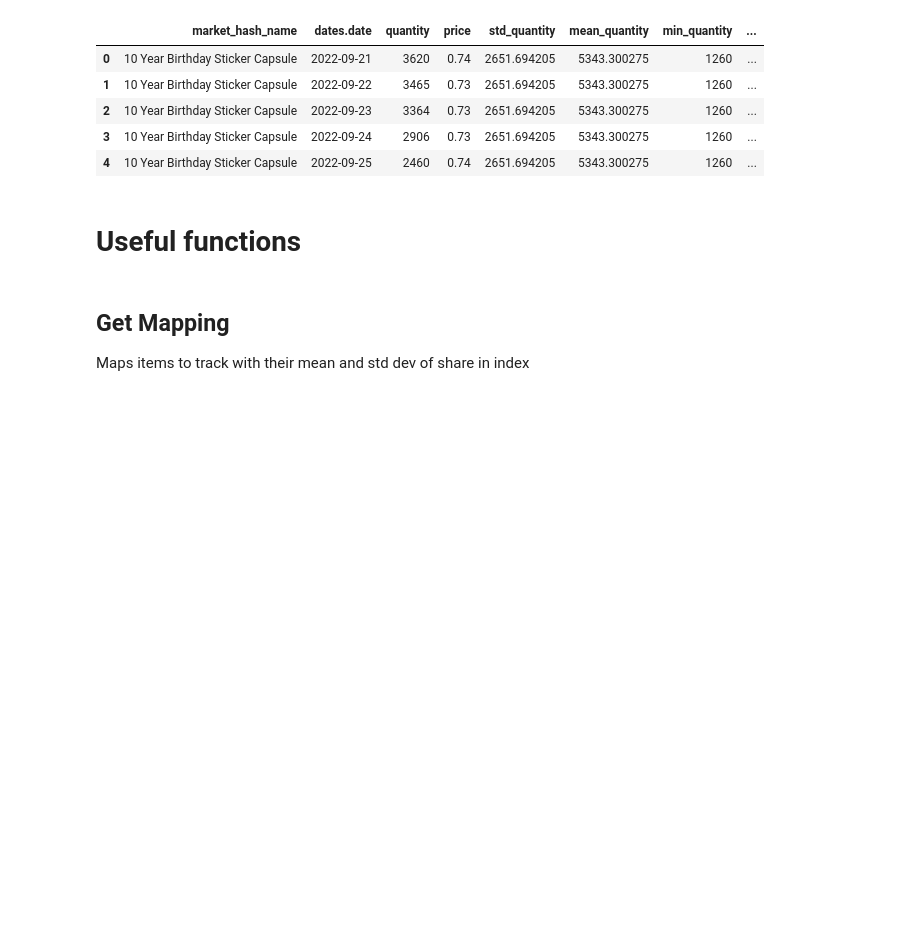
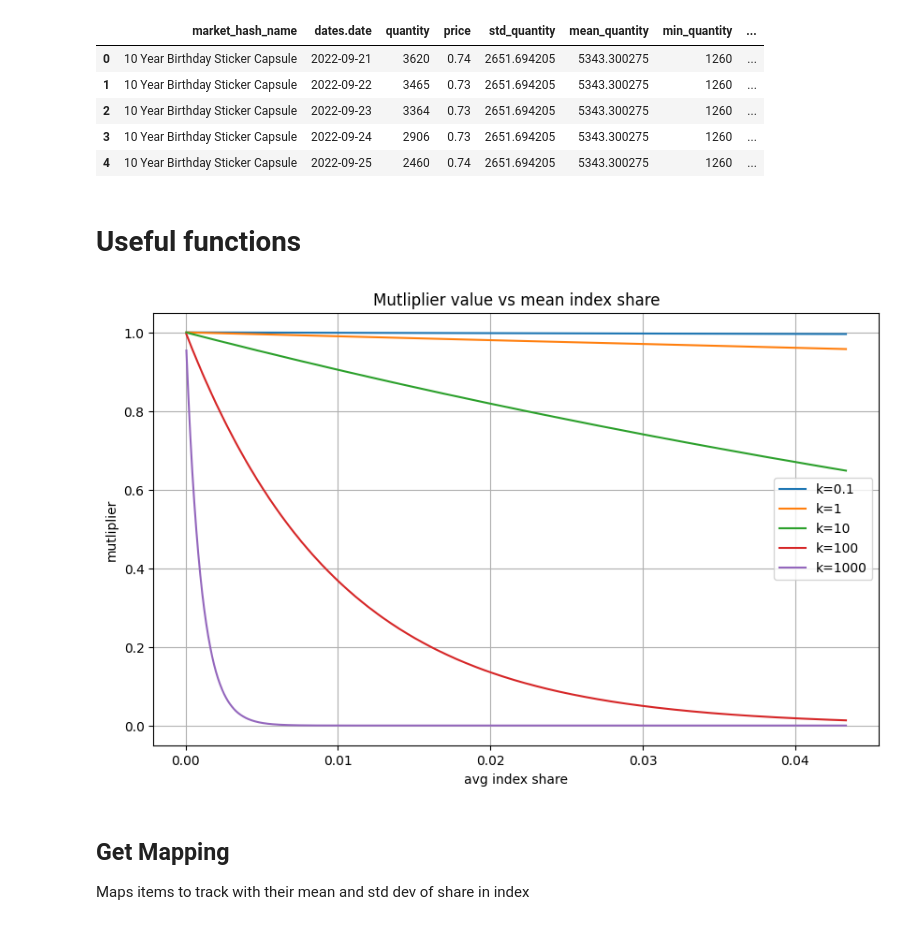
Before and after one commit to ijonas/siwa, a Jupyter notebook: eda/csgo.ipynb, the cells around one changed output. Saved outputs shown, nothing was run; the diff lists cells and outputs as text; code cells hidden in the pictures; blank space fills up the shorter version.

Commit message:
Multiplier based on avg index share and expo curve

```diff
--- a/eda/csgo.ipynb
+++ b/eda/csgo.ipynb
@@ -327,33 +327,66 @@ def get_index_share(df):
 #                                                               )
 #                                                     )
 #                                             )
 #   return mapping
+
+def compute_multiplier(mean, k):
+    return np.exp(-k * mean)
+
+
+k_values = [0.1, 1, 10, 100, 1000]
+mean_values = np.linspace(mapping['avg_index_share'].min(), mapping['avg_index_share'].max(), 1000)
+multiplier_values = {k: compute_multiplier(mean_values, k) for k in k_values}
+plt.figure(figsize=(10, 6))
+for k, multiplier in multiplier_values.items():
+    plt.plot(mean_values, multiplier, label=f'k={k}')
+
+plt.xlabel('avg index share')
+plt.ylabel('mutliplier')
+plt.title('Mutliplier value vs mean index share')
+plt.legend()
+plt.grid(True)
+plt.show()
+
 
 def get_caps(mapping, upper_multiplier=1, lower_multiplier=1, items=None):
   '''
   Get caps for the index share of each item in the mapping.
   If `items` is not None, then the caps are only applied to the items in the list.
   Else, the caps are applied to all items.
   '''
 
   if not items:
     mapping['upper_cap_index_share'] = mapping['avg_index_share'] + upper_multiplier*mapping['std_index_share']
     mapping['lower_cap_index_share'] = np.where(mapping['avg_index_share'] - lower_multiplier*mapping['std_index_share'] > 0,
                                               mapping['avg_index_share'] - lower_multiplier*mapping['std_index_share'], 0)
   if items:
     # Apply caps only to the items in the list
     mapping['upper_cap_index_share'] = np.where(
       mapping['market_hash_name'].isin(items),
       mapping['avg_index_share'] + upper_multiplier*mapping['std_index_share'],
       1
     )
     mapping['lower_cap_index_share'] = np.where(
       mapping['market_hash_name'].isin(items),
       np.where(mapping['avg_index_share'] - lower_multiplier*mapping['std_index_share'] > 0,
                 mapping['avg_index_share'] - lower_multiplier*mapping['std_index_share'], 0),
       0
     )
   return mapping
+
+
+def get_caps_k(mapping, k=100):
+  '''
+  Get caps for the index share of each item in the mapping.
+  If `items` is not None, then the caps are only applied to the items in the list.
+  Else, the caps are applied to all items.
+  '''
+  mapping['upper_cap_index_share'] = mapping['avg_index_share'] + np.exp(-k*mapping['avg_index_share'])*mapping['std_index_share']
+  mapping['lower_cap_index_share'] = np.where(mapping['avg_index_share'] - np.exp(-k*mapping['avg_index_share'])*mapping['std_index_share'] > 0,
+                                            mapping['avg_index_share'] - np.exp(-k*mapping['avg_index_share'])*mapping['std_index_share'], 0)
+  return mapping
+# %% [output]
+[figure, added]
 # %%
 # def cap_index(df):
 #   valid = df[(df['index_share'] >= df['lower_cap_index_share']) &
```
Also changed, not shown: parts of 8 cells of this notebook.
